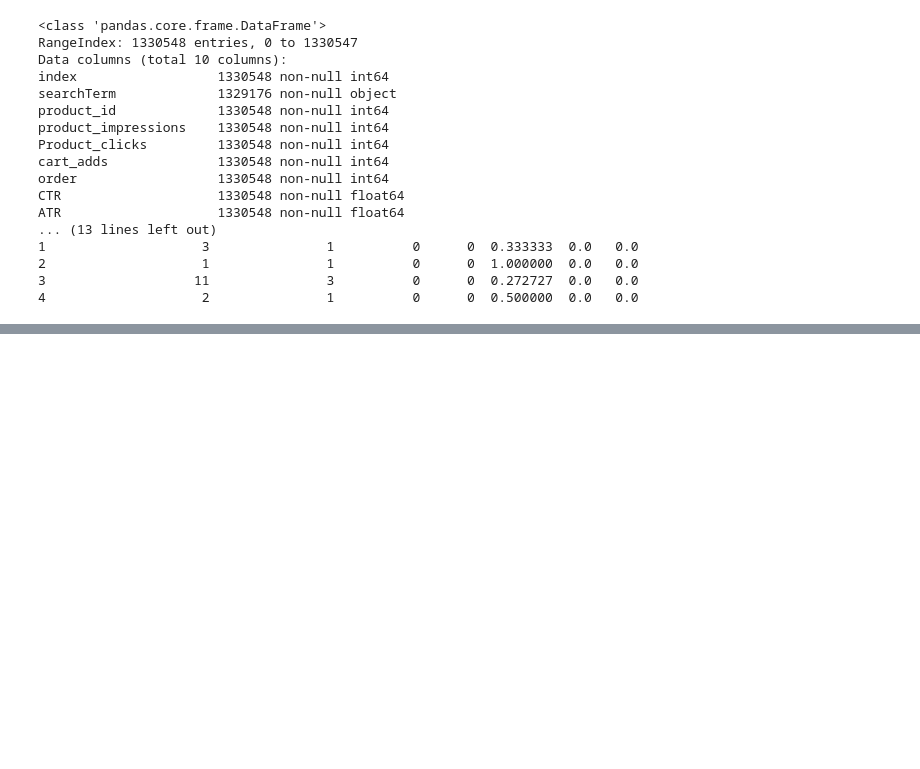
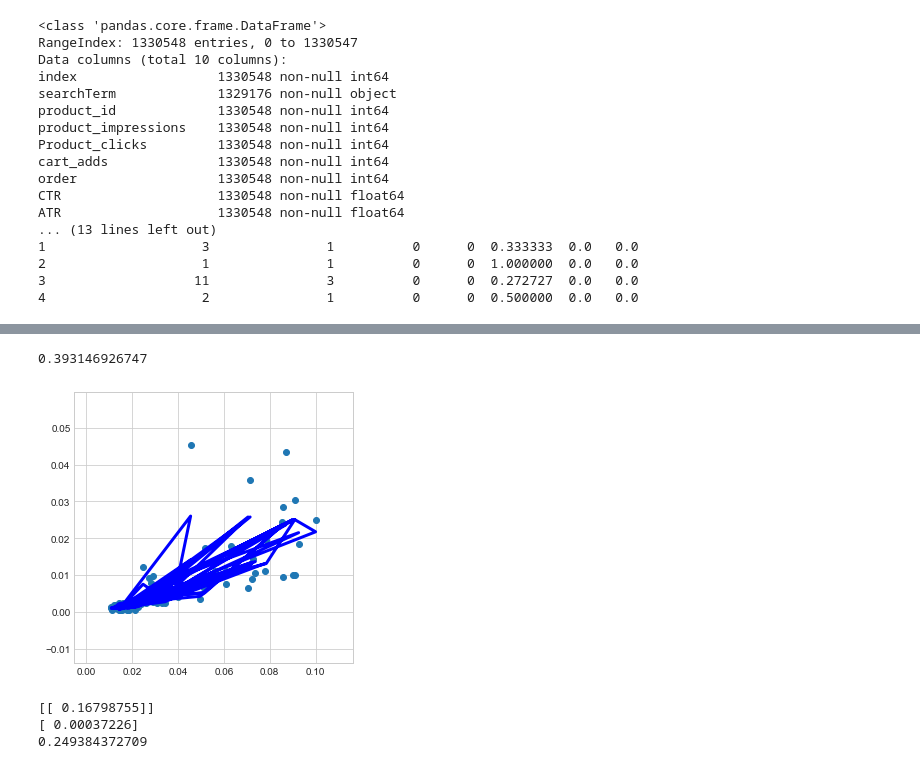
Before and after one commit to hemanthpratury/Walmart--Search-Optimization-and-recommendations, a Jupyter notebook: 256 Project Data Preprocessing.ipynb, the cells around one changed output, grey strips where cells are left out. Saved outputs shown, nothing was run; the diff lists cells and outputs as text; code cells hidden in the pictures; blank space fills up the shorter version.

```diff
--- a/256 Project Data Preprocessing.ipynb
+++ b/256 Project Data Preprocessing.ipynb
@@ -180,0 +169,3 @@ plt.show()
+# %%
+from sklearn.model_selection import train_test_split
+X_train,X_test,y_train,y_test = train_test_split(dfsearchWoOutliers[['CTR']],dfsearchWoOutliers[['conv']],test_size=0.3)
@@ -180,0 +189,24 @@ plt.show()
+# %%
+from sklearn.ensemble import RandomForestRegressor
+reg01 = RandomForestRegressor()
+reg01.fit(X_train,y_train)
+#print (reg3.coef_)
+#print (reg3.intercept_)
+print(reg01.score(X_test,y_test))
+plt.scatter(dfsearchWoOutliers['CTR'],dfsearchWoOutliers['conv'])
+plt.plot(dfsearchWoOutliers['CTR'],reg01.predict(dfsearchWoOutliers[['CTR']]),color='blue',linewidth=3)
+plt.show()
+# %% [output]
+0.393146926747
+[figure, added]
+# %%
+from sklearn.linear_model import LinearRegression
+reg1 = LinearRegression()
+reg1.fit(dfsearchWoOutliers[['ATR']],dfsearchWoOutliers[['conv']])
+print (reg1.coef_)
+print (reg1.intercept_)
+print (reg1.score(dfsearchWoOutliers[['ATR']],dfsearchWoOutliers[['conv']]))
+# %% [output]
+[[ 0.16798755]]
+[ 0.00037226]
+0.249384372709
```
Also changed, not shown: parts of 16 cells of this notebook.
